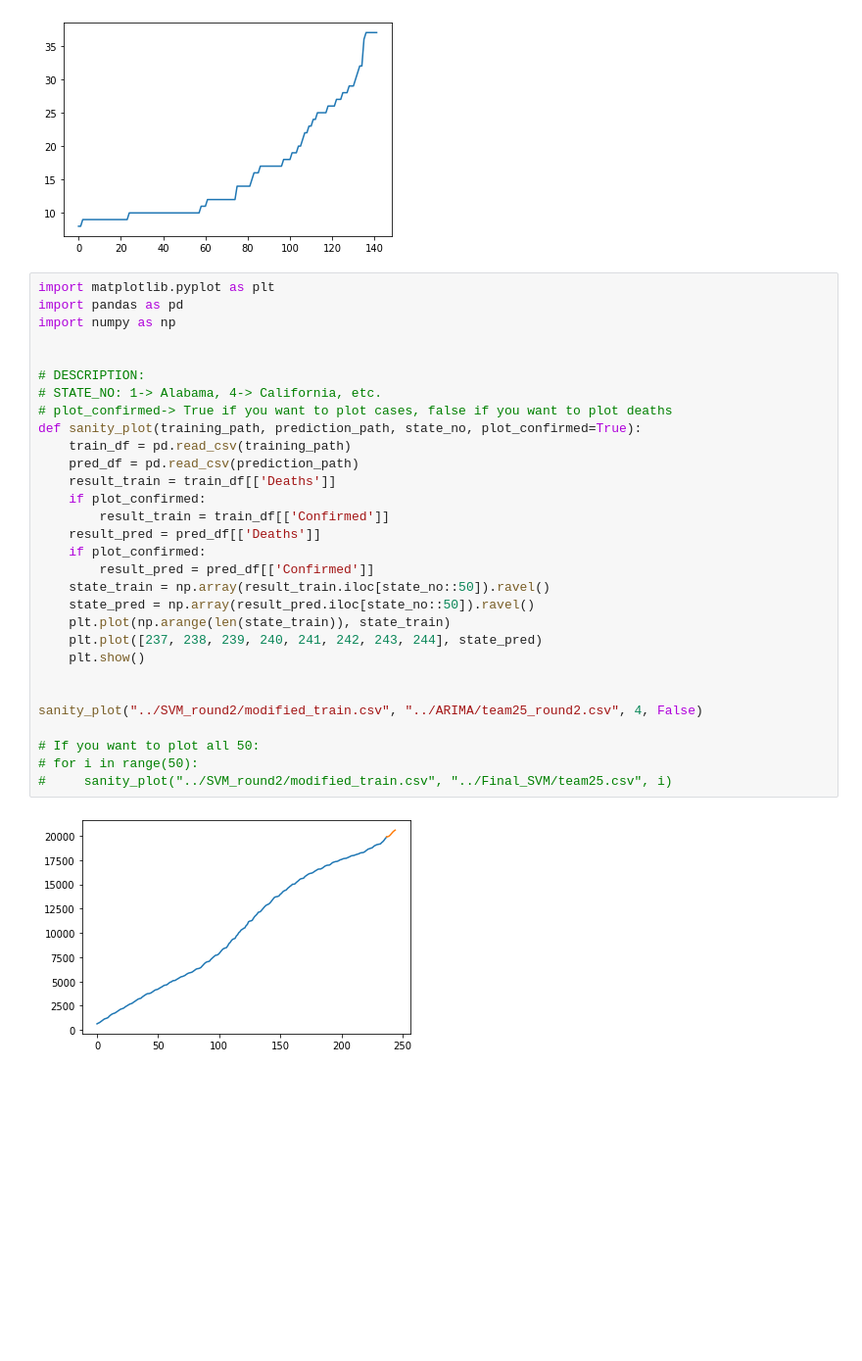
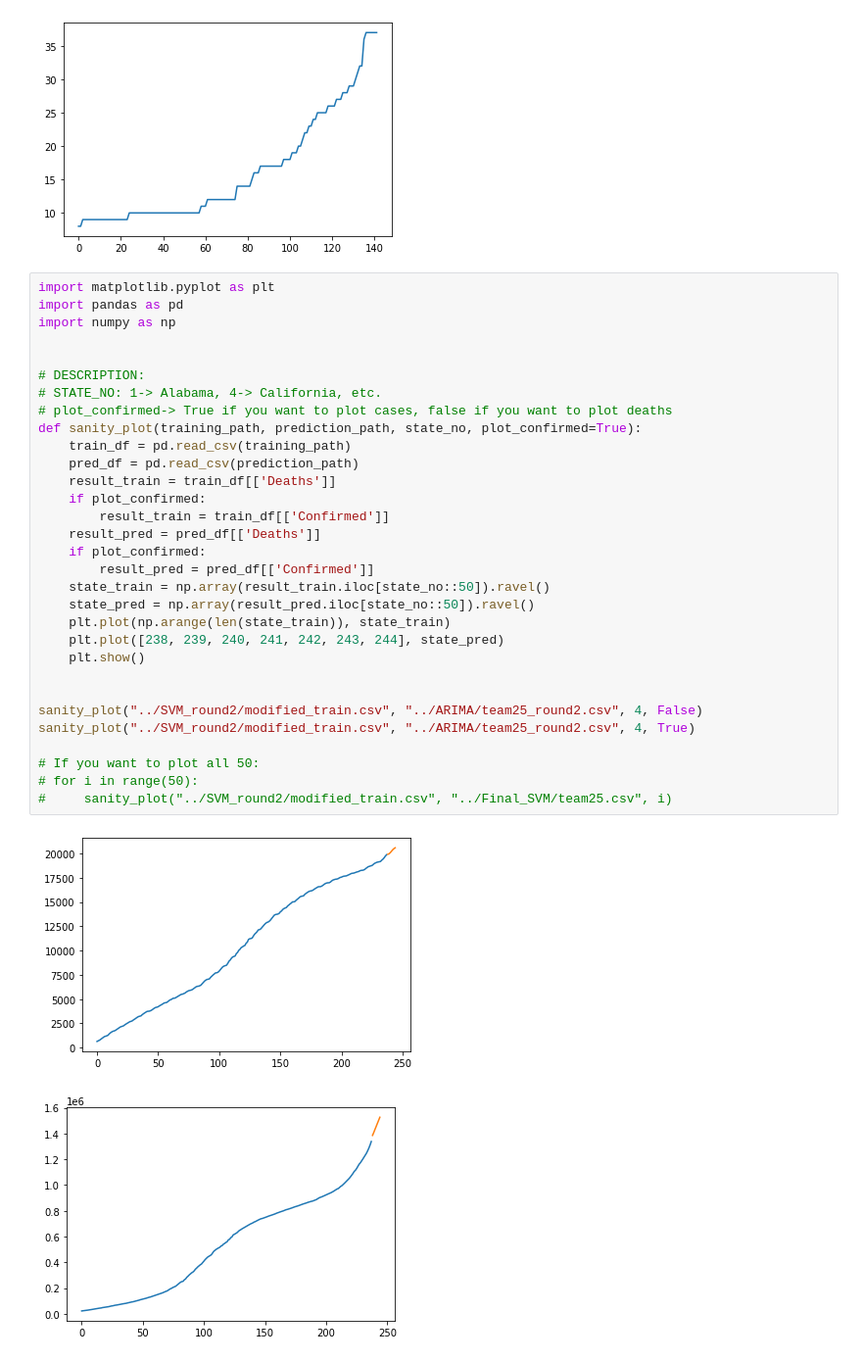
Before and after one commit to KeshavC217/CS145_Team25, a Jupyter notebook: src/ARIMA/DataAnalysis.ipynb, the cells around one changed output. Shown at 98% size. Saved outputs shown, nothing was run; the diff lists cells and outputs as text; blank space fills up the shorter version.

```diff
--- a/src/ARIMA/DataAnalysis.ipynb
+++ b/src/ARIMA/DataAnalysis.ipynb
@@ -45,31 +45,33 @@ pyplot.show()
 import matplotlib.pyplot as plt
 import pandas as pd
 import numpy as np
 
 
 # DESCRIPTION:
 # STATE_NO: 1-> Alabama, 4-> California, etc.
 # plot_confirmed-> True if you want to plot cases, false if you want to plot deaths
 def sanity_plot(training_path, prediction_path, state_no, plot_confirmed=True):
     train_df = pd.read_csv(training_path)
     pred_df = pd.read_csv(prediction_path)
     result_train = train_df[['Deaths']]
     if plot_confirmed:
         result_train = train_df[['Confirmed']]
     result_pred = pred_df[['Deaths']]
     if plot_confirmed:
         result_pred = pred_df[['Confirmed']]
     state_train = np.array(result_train.iloc[state_no::50]).ravel()
     state_pred = np.array(result_pred.iloc[state_no::50]).ravel()
     plt.plot(np.arange(len(state_train)), state_train)
-    plt.plot([237, 238, 239, 240, 241, 242, 243, 244], state_pred)
+    plt.plot([238, 239, 240, 241, 242, 243, 244], state_pred)
     plt.show()
 
 
 sanity_plot("../SVM_round2/modified_train.csv", "../ARIMA/team25_round2.csv", 4, False)
+sanity_plot("../SVM_round2/modified_train.csv", "../ARIMA/team25_round2.csv", 4, True)
 
 # If you want to plot all 50:
 # for i in range(50):
 #     sanity_plot("../SVM_round2/modified_train.csv", "../Final_SVM/team25.csv", i)
 # %% [output]
 [figure]
+[figure, added]
```
Also changed, not shown: 2 other files.
